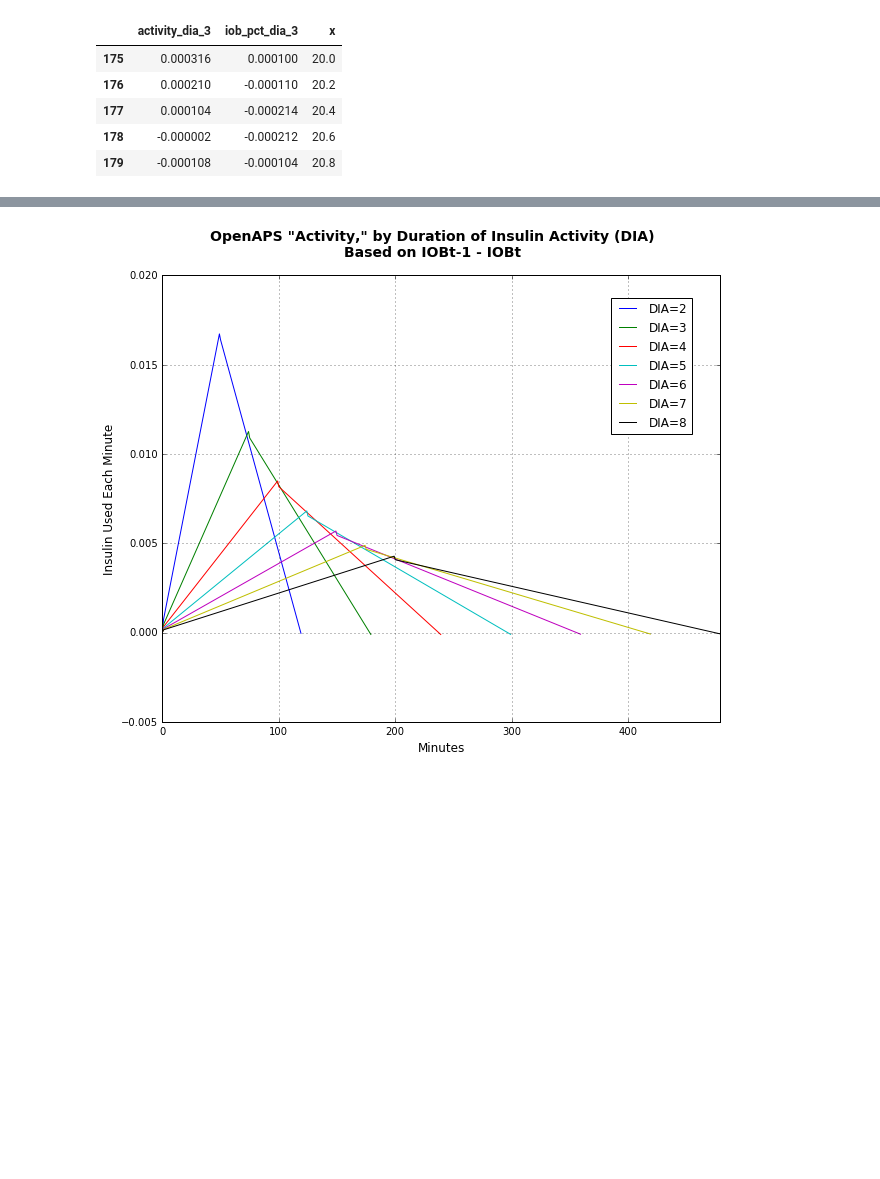
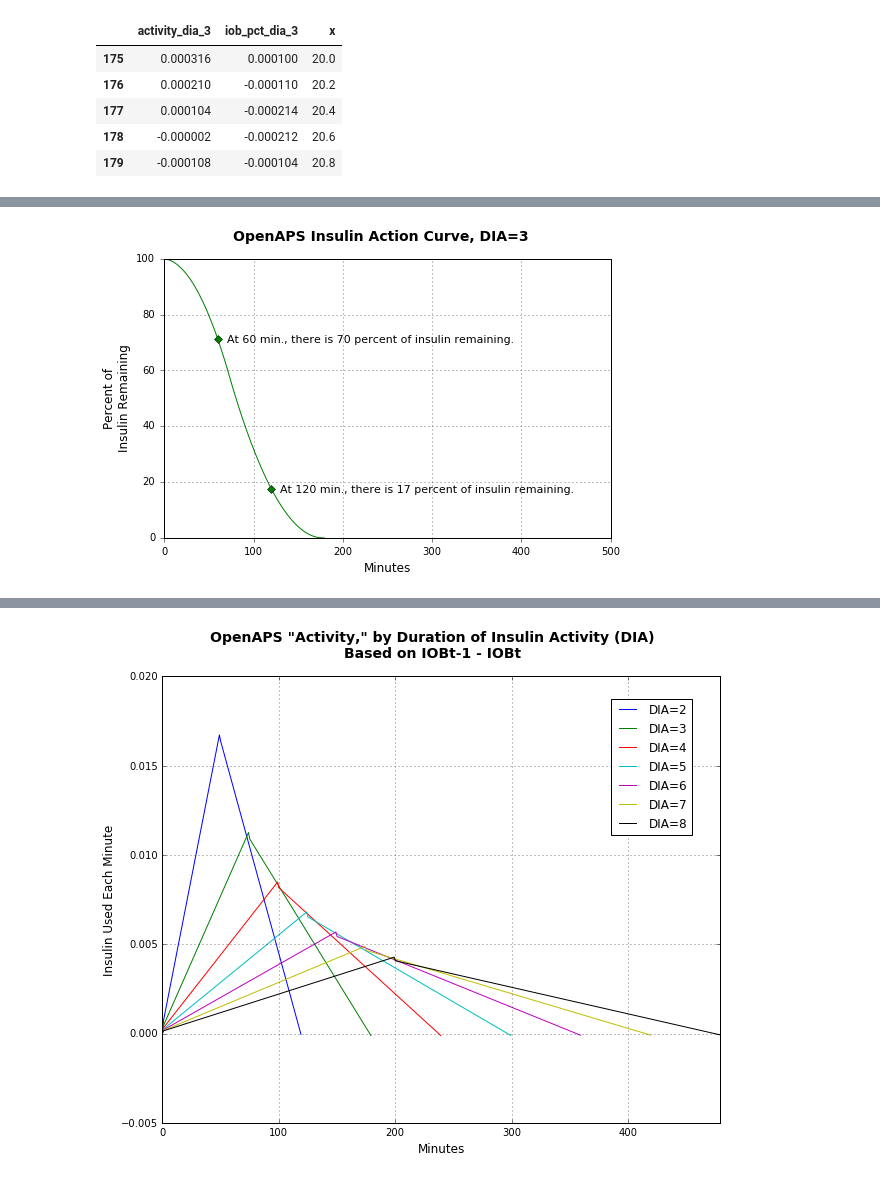
Before and after one commit to Nightscou2018/Replicate-OpenAPS-IOB-calcs, a Jupyter notebook: OpenAPS_iob_calculations.ipynb, the cells around one changed output, grey strips where cells are left out. Saved outputs shown, nothing was run; the diff lists cells and outputs as text; code cells hidden in the pictures; blank space fills up the shorter version.

```diff
--- a/OpenAPS_iob_calculations.ipynb
+++ b/OpenAPS_iob_calculations.ipynb
@@ -137,0 +162,26 @@ dict_of_dfs_by_dia[3].tail()
+# %%
+plt.figure(figsize=(8, 5))
+
+plt.ylabel('Percent of\nInsulin Remaining', fontsize=12)
+plt.xlabel('Minutes', fontsize=12)
+plt.suptitle('OpenAPS Insulin Action Curve, DIA=3', fontsize=14, fontweight='bold')
+
+iob_pct_3 = dict_of_dfs_by_dia[3]['iob_pct_dia_3'] * 100
+markers = [60, 120]
+iob_pct_3.plot(kind='line', label='DIA=3', color='g', markevery=markers, marker='D').grid(True)
+
+plt.text(70, 70, 'At 60 min., there is 70 percent of insulin remaining.' , fontsize=11)
+plt.text(130, 16, 'At 120 min., there is 17 percent of insulin remaining.' , fontsize=11)
+
+plt.tick_params(axis='both', top='off', right='off', direction='out', pad=5)
+
+#plt.legend(bbox_to_anchor=(0.95, 0.95), loc=1, borderaxespad=0.)
+
+plt.savefig('OpenAPS_insulin_action_curves_dia_3.png', format='png', dpi=600)
+
+plt.xlim([0,500])
+plt.ylim([0,100])
+
+plt.show()
+# %% [output]
+[figure, added]
```
Also changed, not shown: parts of 11 cells of this notebook, 2 other files.
